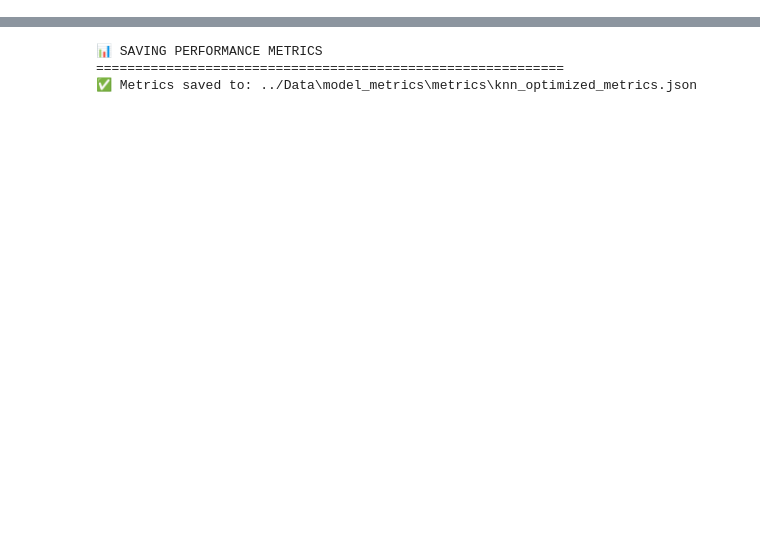
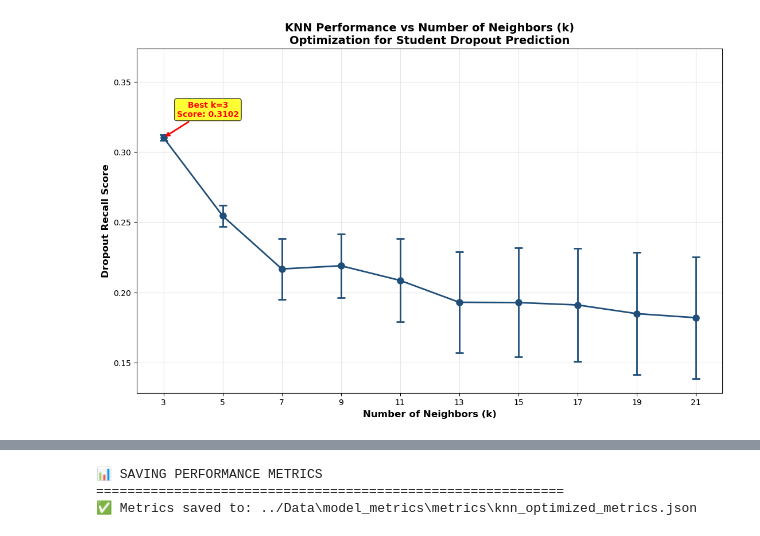
Before and after one commit to MScProjs/MScProject2025-Carlos-Duran-Calle, a Jupyter notebook: Notebooks/06_model_knn.ipynb, the cells around one changed output, grey strips where cells are left out. Cells and saved outputs as stored; diff of their text form; code cells hidden in the pictures; blank space fills up the shorter version.

```diff
--- a/Notebooks/06_model_knn.ipynb
+++ b/Notebooks/06_model_knn.ipynb
@@ -496,0 +610,76 @@ for metric, scores in metric_performance.items():
+# %%
+# ================================================================
+# 13. KNN-SPECIFIC ANALYSIS: OPTIMAL K VALUE
+# ================================================================
+
+print(f"\n🔢 KNN-SPECIFIC ANALYSIS: K VALUE PERFORMANCE")
+print("=" * 60)
+
+# Analyze how different k values performed
+k_performance = {}
+for idx, row in results_df.iterrows():
+    k = row['param_n_neighbors']
+    score = row[primary_score_col]
+
+    if k not in k_performance:
+        k_performance[k] = []
+    k_performance[k].append(score)
+
+print("📊 Average performance by k value:")
+k_sorted = sorted(k_performance.keys())
+for k in k_sorted:
+    scores = k_performance[k]
+    avg_score = np.mean(scores)
+    std_score = np.std(scores)
+    print(f"   k={k:2d}: {avg_score:.4f} ± {std_score:.4f}")
+
+# Visualize k performance
+fig, ax = plt.subplots(figsize=(12, 8))
+k_values = []
+k_means = []
+k_stds = []
+
+for k in k_sorted:
+    k_values.append(k)
+    k_means.append(np.mean(k_performance[k]))
+    k_stds.append(np.std(k_performance[k]))
+
+ax.errorbar(k_values, k_means, yerr=k_stds, marker='o', capsize=5, capthick=2, linewidth=2, markersize=8)
+ax.set_xlabel('Number of Neighbors (k)', fontsize=12, fontweight='bold')
+ax.set_ylabel('Dropout Recall Score', fontsize=12, fontweight='bold')
+ax.set_title('KNN Performance vs Number of Neighbors (k)\nOptimization for Student Dropout Prediction', fontsize=14, fontweight='bold')
+ax.grid(True, alpha=0.3)
+ax.set_xticks(k_values)
+
+# Set y-axis limits to ensure proper display
+y_min = min(k_means) - max(k_stds) - 0.01
+y_max = max(k_means) + max(k_stds) + 0.02
+ax.set_ylim(y_min, y_max)
+
+# Add best k value annotation
+best_k_idx = np.argmax(k_means)
+best_k = k_values[best_k_idx]
+best_score = k_means[best_k_idx]
+
+# Adjust annotation position to be more visible
+annotation_x = best_k + 1.5 if best_k < max(k_values) - 2 else best_k - 1.5
+annotation_y = best_score + 0.015
+
+ax.annotate(f'Best k={best_k}\nScore: {best_score:.4f}',
+            xy=(best_k, best_score),
+            xytext=(annotation_x, annotation_y),
+            arrowprops=dict(arrowstyle='->', color='red', lw=2),
+            fontsize=10, fontweight='bold', color='red',
+            bbox=dict(boxstyle="round,pad=0.3", facecolor="yellow", alpha=0.8),
+            ha='center')
+
+# Adjust layout with custom spacing to prevent overlap
+plt.subplots_adjust(top=0.85, left=0.1, right=0.95, bottom=0.1)
+plt.show()
+
+print(f"\n🎯 Key Insights:")
+print(f"   • Best performing k value: {best_k}")
+print(f"   • Optimal score: {best_score:.4f}")
+print(f"   • Performance trend: {'Lower k values perform better' if best_k <= np.median(k_values) else 'Higher k values perform better'}")
+print(f"   • Score range: {min(k_means):.4f} to {max(k_means):.4f}")
+# %% [output]
@@ -496,0 +699 @@ for metric, scores in metric_performance.items():
+[figure, added]
```
Also changed, not shown: parts of 26 cells of this notebook, 41 other files.
